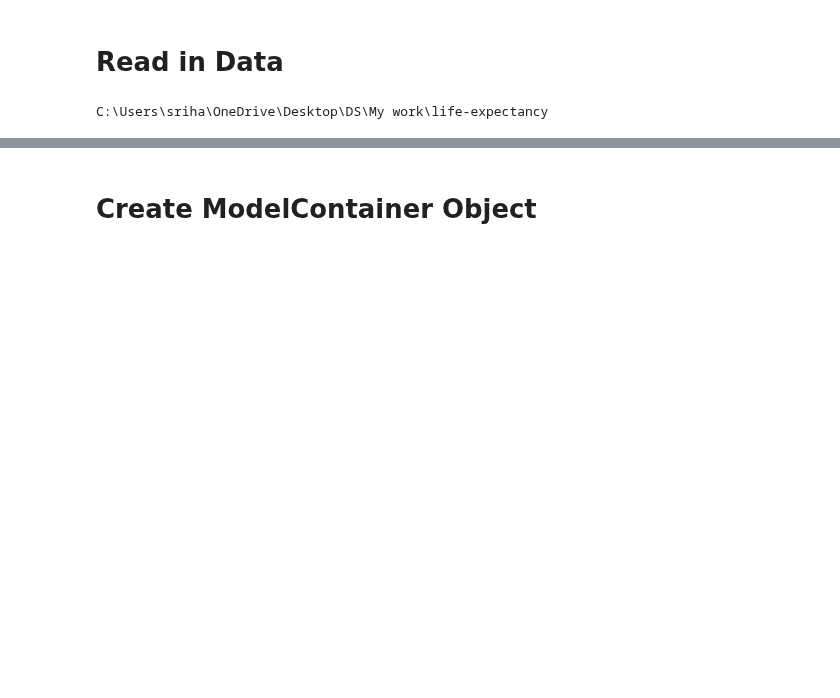
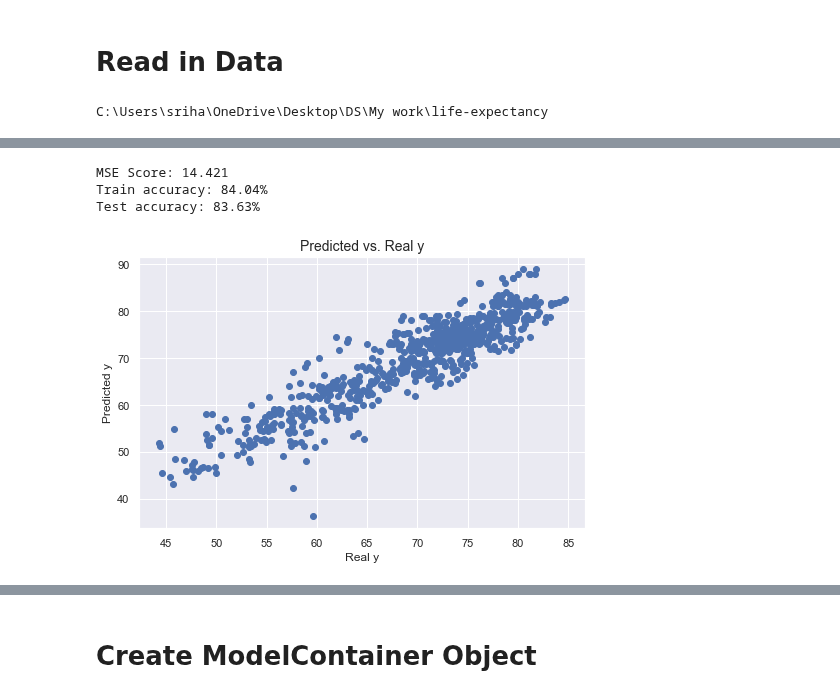
Before and after one commit to s-mushnoori/life-expectancy, a Jupyter notebook: Notebooks/4_model_training.ipynb, the cells around one changed output, grey strips where cells are left out. Saved outputs shown, nothing was run; the diff lists cells and outputs as text; code cells hidden in the pictures; blank space fills up the shorter version.

```diff
--- a/Notebooks/4_model_training.ipynb
+++ b/Notebooks/4_model_training.ipynb
@@ -5,10 +5,20 @@ import numpy as np
 import pandas as pd
 import matplotlib.pyplot as plt
 import seaborn as sns
+sns.set()
 %matplotlib inline
 
 import warnings
 warnings.filterwarnings('ignore')
+
+# ML packages
+from sklearn.model_selection import KFold
+from sklearn.model_selection import cross_val_score
+from sklearn.metrics import mean_squared_error
+from sklearn.linear_model import LinearRegression, Ridge
+from sklearn.pipeline import make_pipeline, Pipeline
+from sklearn.preprocessing import MinMaxScaler, RobustScaler, StandardScaler
+from sklearn.model_selection import GridSearchCV, RandomizedSearchCV
 # %% [markdown]
 # Read in Data
 # %%
@@ -20,6 +30,10 @@ X_train = pd.read_pickle('Data/X_train_engineered.pkl')
 
 # Unpickle engineered test data
 X_test = pd.read_pickle('Data/X_test_engineered.pkl')
+
+# Import target variables
+y_train = pd.read_pickle('Data/y_train.pkl')
+y_test = pd.read_pickle('Data/y_test.pkl')
 # %% [output]
 C:\Users\sriha\OneDrive\Desktop\DS\My work\life-expectancy
 # %%
@@ -40,0 +59,28 @@ display(X_test.head())
+# %%
+def evaluate_results(model, train_data, train_results, test_data, test_results):
+
+    # Fit model
+    model.fit(train_data, train_results)
+
+    # Make predictions
+    predictions = model.predict(test_data)
+
+    # Evaluate results
+    print("MSE Score:", format(mean_squared_error(test_results, predictions),'.3f'))
+    print(f"Train accuracy: {round(model.score(train_data, train_results)*100,2)}%")
+    print(f"Test accuracy: {round(model.score(test_data, test_results)*100,2)}%")
+
+    # Visulaize results
+    plt.figure(figsize=(8,5))
+    plt.scatter(predictions,test_results)
+    plt.title('Predicted vs. Real y', fontsize=14)
+    plt.xlabel('Real y',fontsize=12)
+    plt.ylabel('Predicted y',fontsize=12)
+# %%
+lm = LinearRegression()
+evaluate_results(lm, X_train, y_train, X_test, y_test)
+# %% [output]
+MSE Score: 14.421
+Train accuracy: 84.04%
+Test accuracy: 83.63%
+[figure, added]
```
Also changed, not shown: parts of 16 cells of this notebook, 8 other files.
